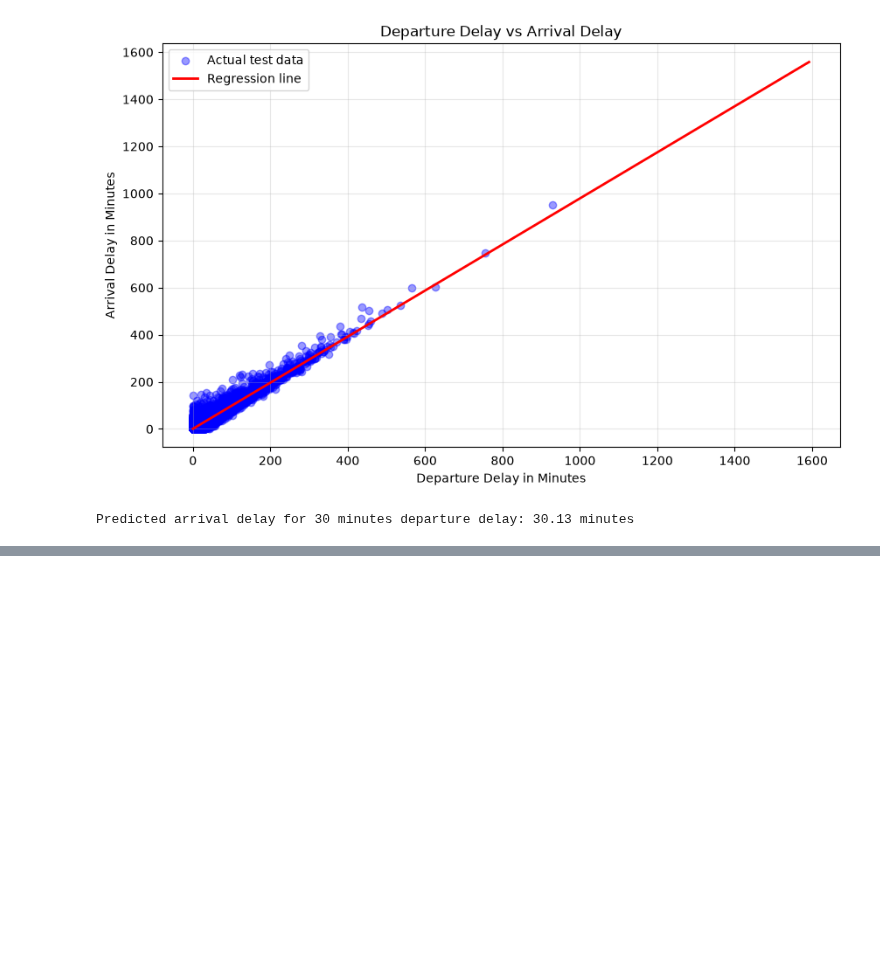
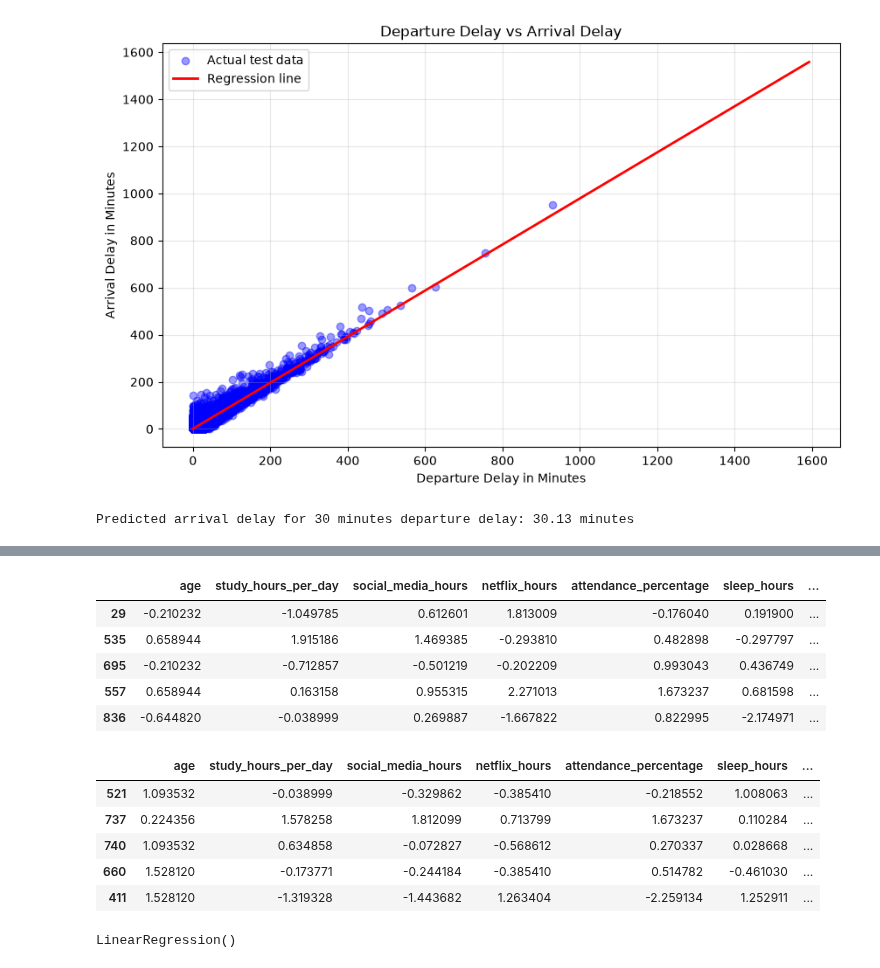
Before and after one commit to masoomk9666/hccda-ai, a Jupyter notebook: regression.ipynb, the cells around one changed output, grey strips where cells are left out. Cells and saved outputs as stored; diff of their text form; code cells hidden in the pictures; blank space fills up the shorter version.

Commit message:
Multi Linear Regression

```diff
--- a/regression.ipynb
+++ b/regression.ipynb
@@ -177,0 +228,2 @@ Predicted arrival delay for 30 minutes departure delay: 30.13 minutes
+# %%
+new_data = pd.read_csv('./data/student_habits_performance.csv')
@@ -177,0 +239,49 @@ Predicted arrival delay for 30 minutes departure delay: 30.13 minutes
+# %%
+
+df = new_data.copy()
+
+df = df.drop(columns=["student_id"])
+
+X = df.drop(columns=["exam_score"])
+y = df["exam_score"]
+
+X = pd.get_dummies(X, drop_first=True, dtype=int)
+X_train, X_test, y_train, y_test = train_test_split(X,y,test_size=0.2,random_state=42)
+numeric_cols = [
+    "age",
+    "study_hours_per_day",
+    "social_media_hours",
+    "netflix_hours",
+    "attendance_percentage",
+    "sleep_hours",
+    "exercise_frequency",
+    "mental_health_rating"
+]
+
+scaler = StandardScaler()
+
+X_train_scaled = X_train.copy()
+X_test_scaled = X_test.copy()
+
+X_train_scaled[numeric_cols] = scaler.fit_transform(
+    X_train[numeric_cols]
+)
+X_test_scaled[numeric_cols] = scaler.transform(
+    X_test[numeric_cols]
+)
+display(X_train_scaled.head())
+
+display(X_test_scaled.head())
+# %% [output]
+|  | age | study_hours_per_day | social_media_hours | netflix_hours | attendance_percentage | sleep_hours | ... |
+| 29 | -0.210232 | -1.049785 | 0.612601 | 1.813009 | -0.176040 | 0.191900 | ... |
+| 535 | 0.658944 | 1.915186 | 1.469385 | -0.293810 | 0.482898 | -0.297797 | ... |
+| 695 | -0.210232 | -0.712857 | -0.501219 | -0.202209 | 0.993043 | 0.436749 | ... |
+| 557 | 0.658944 | 0.163158 | 0.955315 | 2.271013 | 1.673237 | 0.681598 | ... |
+| 836 | -0.644820 | -0.038999 | 0.269887 | -1.667822 | 0.822995 | -2.174971 | ... |
+|  | age | study_hours_per_day | social_media_hours | netflix_hours | attendance_percentage | sleep_hours | ... |
+| 521 | 1.093532 | -0.038999 | -0.329862 | -0.385410 | -0.218552 | 1.008063 | ... |
+| 737 | 0.224356 | 1.578258 | 1.812099 | 0.713799 | 1.673237 | 0.110284 | ... |
+| 740 | 1.093532 | 0.634858 | -0.072827 | -0.568612 | 0.270337 | 0.028668 | ... |
+| 660 | 1.528120 | -0.173771 | -0.244184 | -0.385410 | 0.514782 | -0.461030 | ... |
+| 411 | 1.528120 | -1.319328 | -1.443682 | 1.263404 | -2.259134 | 1.252911 | ... |
@@ -177,0 +291,4 @@ Predicted arrival delay for 30 minutes departure delay: 30.13 minutes
+# %%
+sk_model.fit(X_train_scaled, y_train)
+# %% [output]
+LinearRegression()
```
Also changed, not shown: parts of 11 cells of this notebook, 1 other file.
